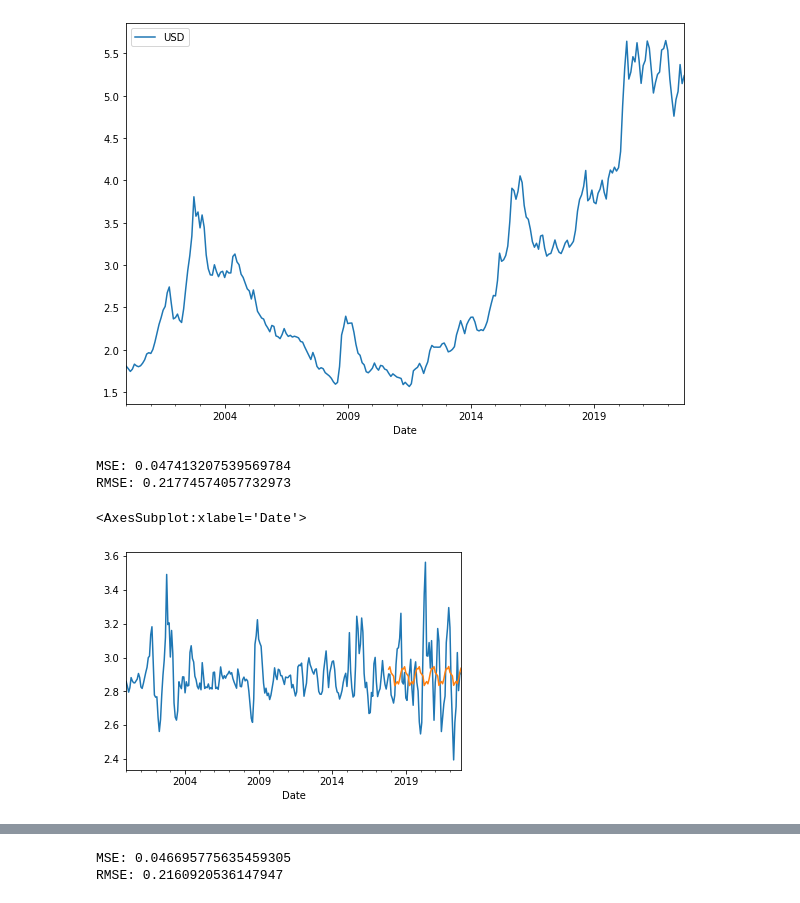
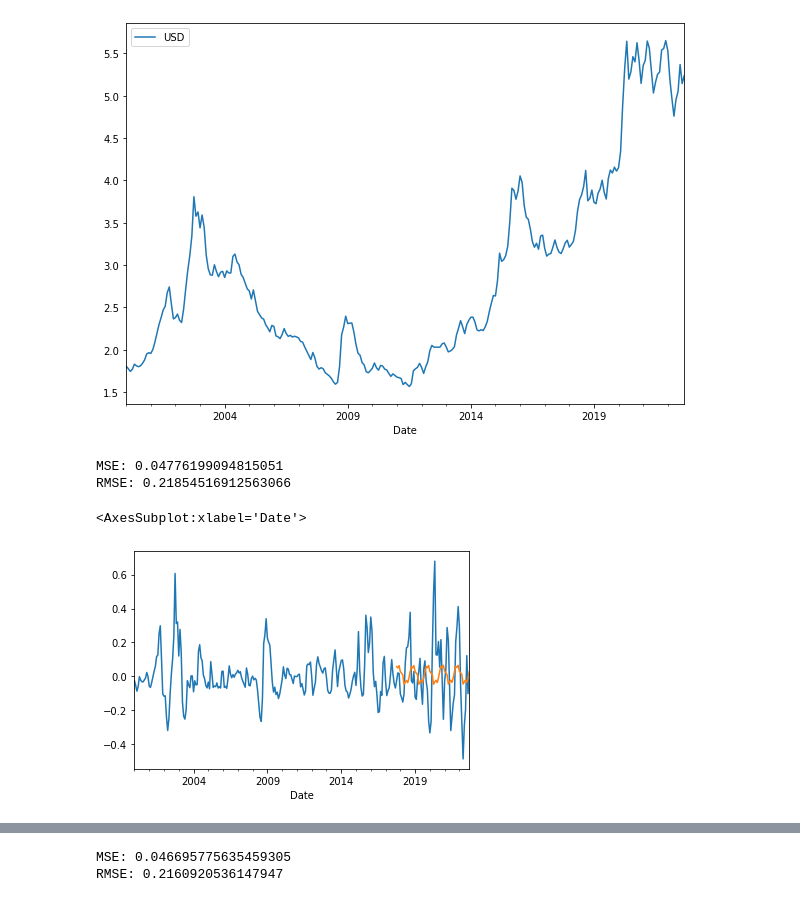
Before and after one commit to aruasouza/CTG, a Jupyter notebook: modelos_cambio.ipynb, the cells around one changed output, grey strips where cells are left out. Saved outputs shown, nothing was run; the diff lists cells and outputs as text; code cells hidden in the pictures.

Commit message:
modelos prontos

```diff
--- a/modelos_cambio.ipynb
+++ b/modelos_cambio.ipynb
@@ -167,20 +170,20 @@ df = df.iloc[:-1]
 # %%
 anos = 5
 data = cy.copy()
 data['no_trend'] = untrend(data['USD'].values,12)
 train,test = data.iloc[:-anos * 12]['no_trend'].values,data.iloc[-anos * 12:]['no_trend'].values
-model = ExponentialSmoothing(train,seasonal_periods = 12,trend = "mul",seasonal = "mul").fit(0,0,0)
+model = ExponentialSmoothing(train,seasonal_periods = 12,trend = "add",seasonal = "add").fit(0,0,0)
 prediction = model.forecast(anos * 12)
 data['pred'] = [None for _ in range(len(data) - (anos * 12))] + list(prediction)
 print('MSE:',mean_squared_error(prediction,test))
 print('RMSE:',rmse(prediction,test))
 data['no_trend'].plot()
 data['pred'].plot()
 # %% [output]
-MSE: 0.047413207539569784
-RMSE: 0.21774574057732973
+MSE: 0.04776199094815051
+RMSE: 0.21854516912563066
 <AxesSubplot:xlabel='Date'>
-[figure, old version]
+[figure, new version]
 # %%
 anos = 5
 data = cy.copy()
```
Also changed, not shown: parts of 9 cells of this notebook, 3 other files.
